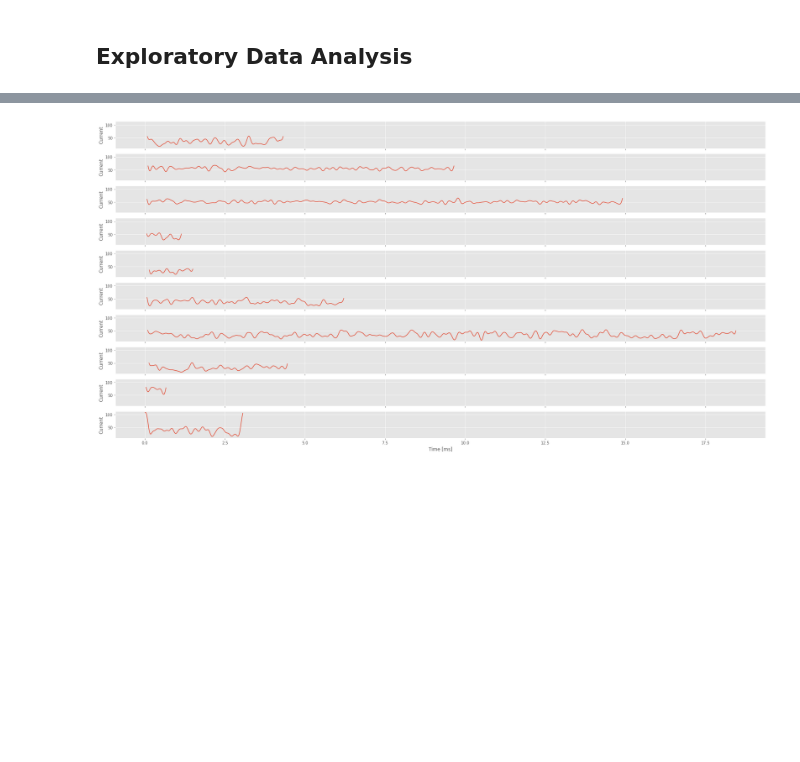
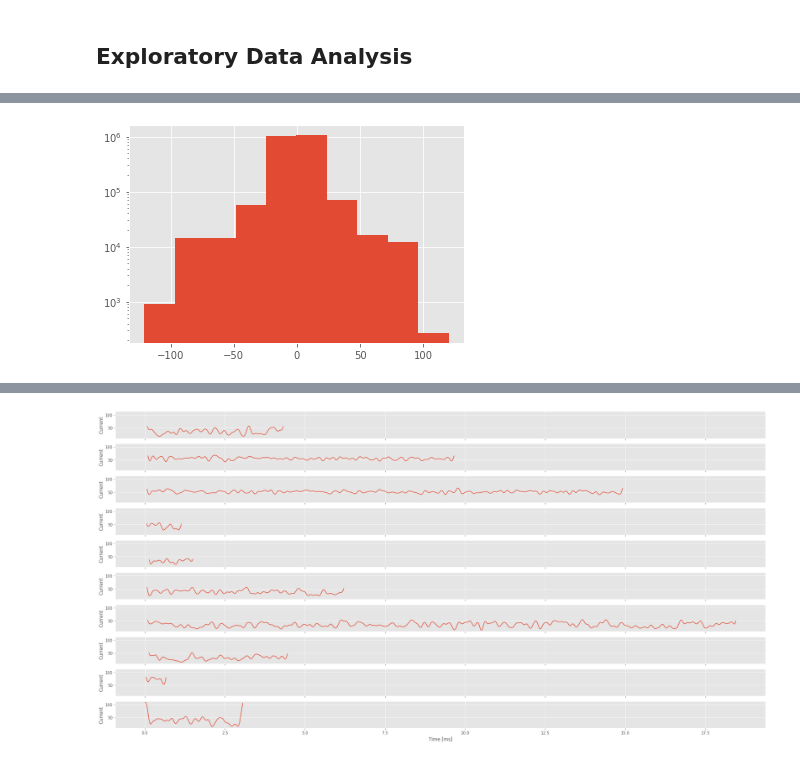
Before and after one commit to HaroldBenoit/ml4science-polymers, a Jupyter notebook: mete-exploration.ipynb, the cells around one changed output, grey strips where cells are left out. Drawn from its saved outputs; the diff is of its cells as text; code cells hidden in the pictures; blank space fills up the shorter version.

```diff
--- a/mete.ipynb
+++ b/mete-exploration.ipynb
@@ -24,0 +40,6 @@ def plot_data(data):
+# %%
+plt.hist(aa64_current_diffs)
+plt.yscale('log')
+plt.show()
+# %% [output]
+[figure, added]
```
Also changed, not shown: parts of 24 cells of this notebook, 4 other files.
